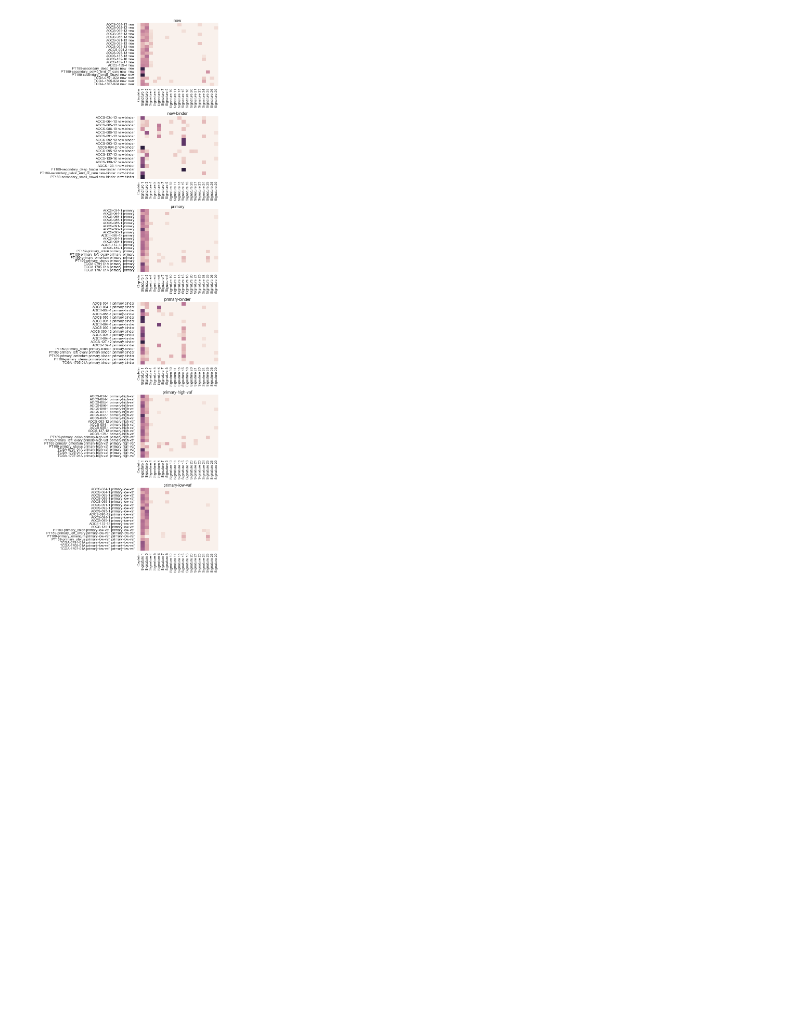
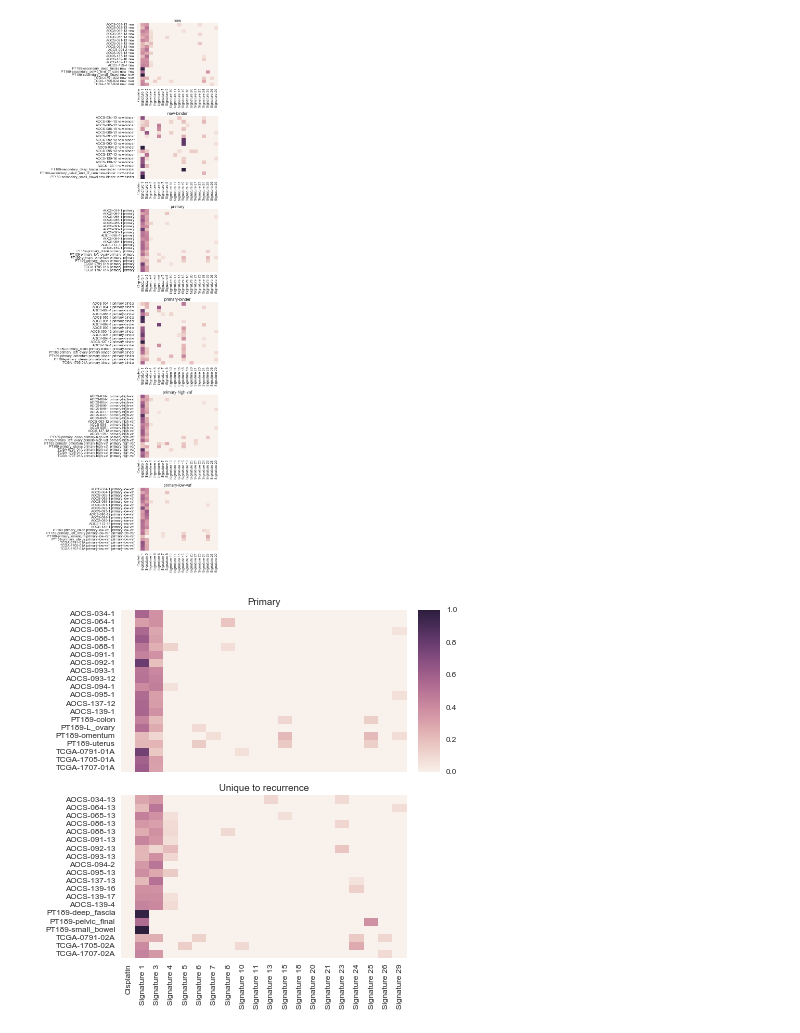
Before and after one commit to hammerlab/paper-aocs-chemo-neoantigens, a Jupyter notebook: notebooks/deconstructSigs results.ipynb, the cells around one changed output. Cells and saved outputs as stored; diff of their text form; code cells hidden in the pictures; blank space fills up the shorter version.

```diff
--- a/notebooks/deconstructSigs results.ipynb
+++ b/notebooks/deconstructSigs results.ipynb
@@ -68,3 +68,47 @@ deconstruct_sigs
 | TCGA-1707-01A primary-low-vaf pri... | 0.000000 | 0.587656 | 0.283905 | 0.000000 | 0.000000 | 0.000000 | 0.000000 | 0.000000 | ... |
 115 rows × 20 columns
 [figure]
+# %%
+def abbreviated_source_display_name(name):
+    return (name.split('/')[0]
+            .replace("primary_", "")
+            .replace("secondary_", "")
+            .replace("left", "L")
+            .replace("right", "R")
+            .replace("pelvic_sidewalls", "sidewalls")
+            .replace("end_of_care", "final"))
+
+seaborn.set_context("paper")
+seaborn.set_style("whitegrid")
+
+pyplot.figure(figsize=(6,6))
+grid=(2,10)
+
+cbar_ax = pyplot.subplot2grid(grid,(0, 9))
+
+ax = pyplot.subplot2grid(grid,(0, 0), colspan=9)
+pyplot.title("Primary")
+sub_decontructsigs = deconstruct_sigs.ix[deconstruct_sigs.index.str.endswith(" primary")]
+sub_decontructsigs.index = [abbreviated_source_display_name(x.split()[0]) for x in sub_decontructsigs.index]
+seaborn.heatmap(sub_decontructsigs, vmin=0, vmax=1.0, cbar=True, cbar_ax=cbar_ax, xticklabels=False)
+pyplot.tick_params(
+    axis='x',          # changes apply to the x-axis
+    which='both',      # both major and minor ticks are affected
+    bottom='off',      # ticks along the bottom edge are off
+    top='off',         # ticks along the top edge are off
+    labelbottom='off') # labels along the bottom edge are off
+pyplot.tick_params(axis='both', which='major', labelsize=8)
+
+
+ax = pyplot.subplot2grid(grid,(1, 0), colspan=9, sharex=ax)
+sub_decontructsigs = deconstruct_sigs.ix[deconstruct_sigs.index.str.endswith(" new")]
+sub_decontructsigs.index = [abbreviated_source_display_name(x.split()[0]) for x in sub_decontructsigs.index]
+seaborn.heatmap(sub_decontructsigs, vmin=0, vmax=1.0, cbar=False)
+pyplot.title("Unique to recurrence")
+pyplot.tick_params(axis='both', which='major', labelsize=8)
+
+pyplot.tight_layout()
+
+pyplot.savefig("../figures/signtures.pdf")
+# %% [output]
+[figure, added]
```
Also changed, not shown: 1 other file.
